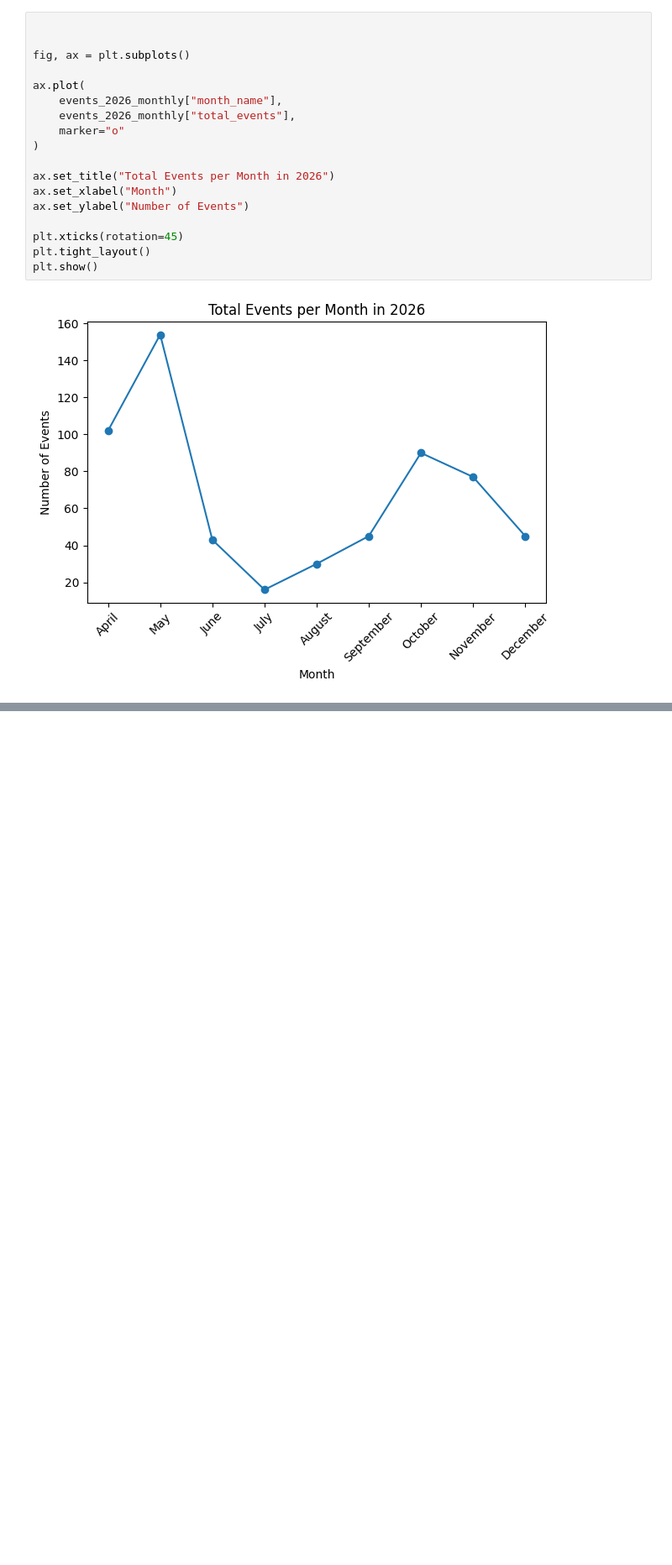
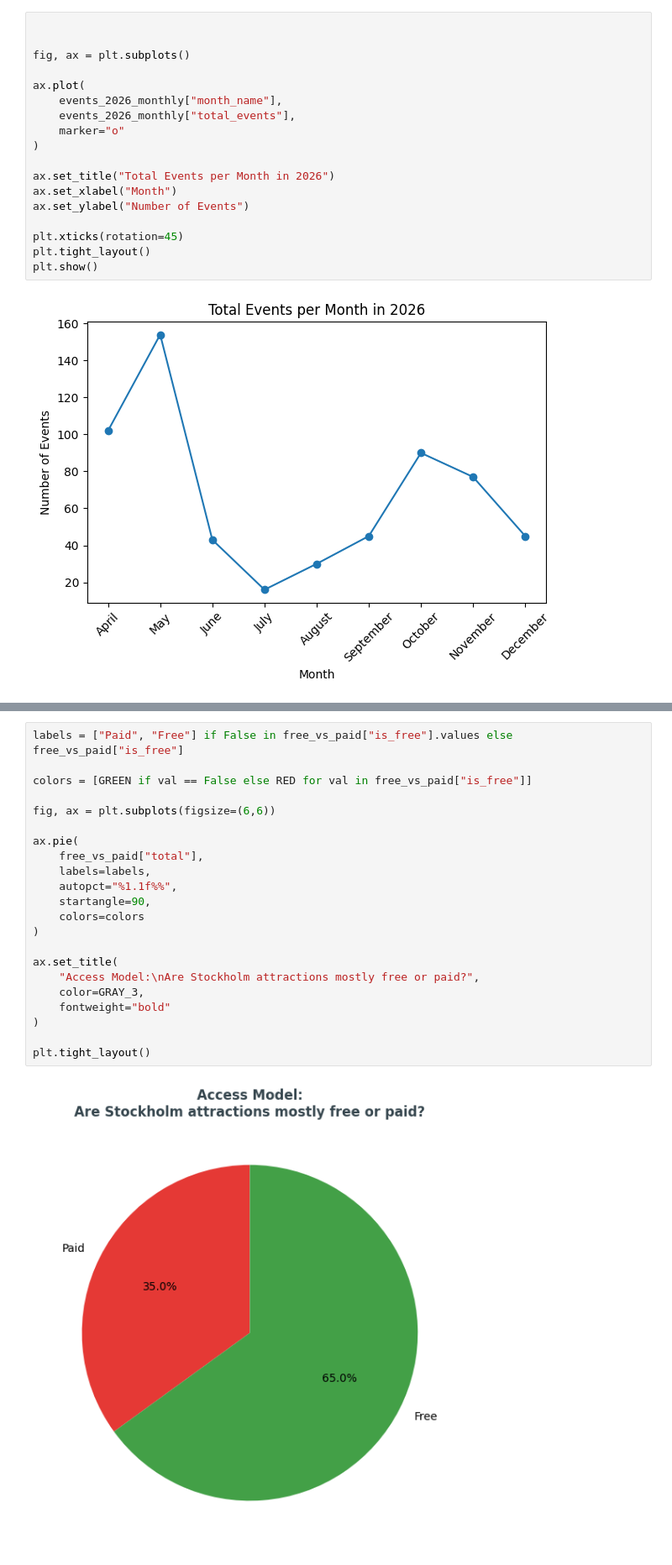
Before and after one commit to LisaYllander92/Visualization_project, a Jupyter notebook: eda/eda_dennis.ipynb, the cells around one changed output, grey strips where cells are left out. Shown at 84% size. Cells and saved outputs as stored; diff of their text form; blank space fills up the shorter version.

```diff
--- a/eda/eda_dennis.ipynb
+++ b/eda/eda_dennis.ipynb
@@ -437,0 +581,24 @@ plt.show()
+# %%
+labels = ["Paid", "Free"] if False in free_vs_paid["is_free"].values else free_vs_paid["is_free"]
+
+colors = [GREEN if val == False else RED for val in free_vs_paid["is_free"]]
+
+fig, ax = plt.subplots(figsize=(6,6))
+
+ax.pie(
+    free_vs_paid["total"],
+    labels=labels,
+    autopct="%1.1f%%",
+    startangle=90,
+    colors=colors
+)
+
+ax.set_title(
+    "Access Model:\nAre Stockholm attractions mostly free or paid?",
+    color=GRAY_3,
+    fontweight="bold"
+)
+
+plt.tight_layout()
+# %% [output]
+[figure, added]
```
Also changed, not shown: parts of 18 cells of this notebook.
